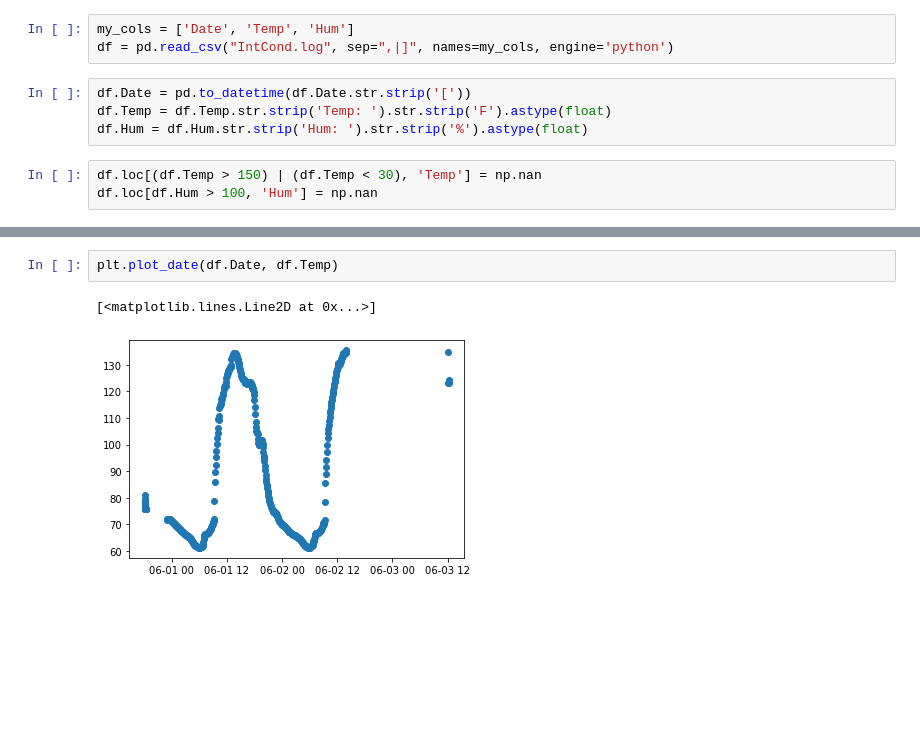
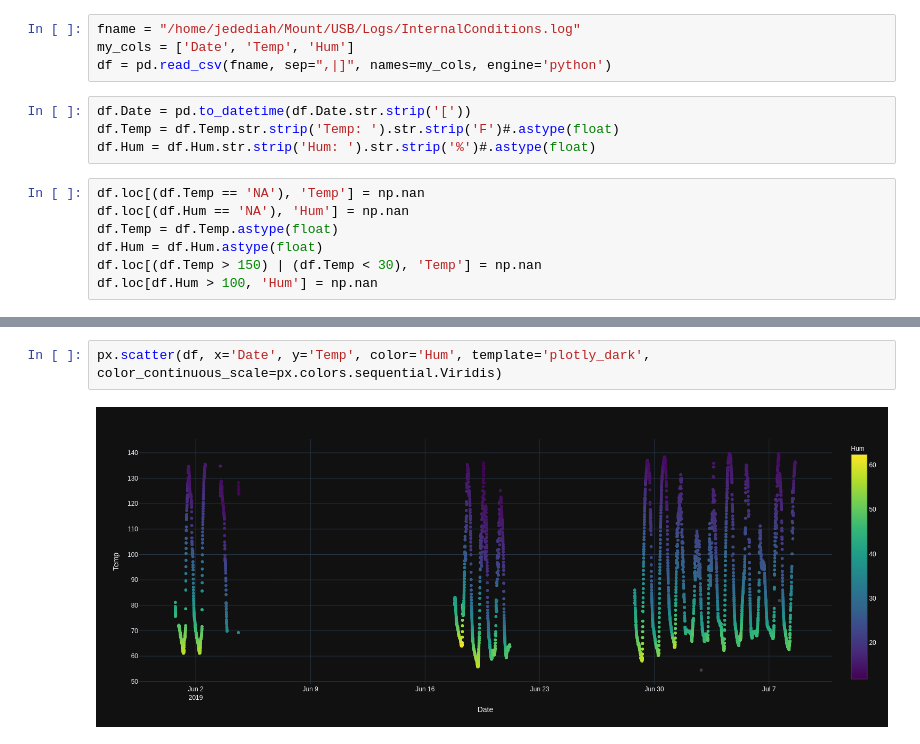
Before and after one commit to jrembold/AllSky, a Jupyter notebook: Analysis/Temperature.ipynb, the cells around one changed output, grey strips where cells are left out. Saved outputs shown, nothing was run; the diff lists cells and outputs as text; blank space fills up the shorter version.

Commit message:
Switch plot to using plotly express

```diff
--- a/Analysis/Temperature.ipynb
+++ b/Analysis/Temperature.ipynb
@@ -7,10 +5,15 @@ import pandas as pd
 # %%
+fname = "/home/jedediah/Mount/USB/Logs/InternalConditions.log"
 my_cols = ['Date', 'Temp', 'Hum']
-df = pd.read_csv("IntCond.log", sep=",|]", names=my_cols, engine='python')
+df = pd.read_csv(fname, sep=",|]", names=my_cols, engine='python')
 # %%
 df.Date = pd.to_datetime(df.Date.str.strip('['))
-df.Temp = df.Temp.str.strip('Temp: ').str.strip('F').astype(float)
-df.Hum = df.Hum.str.strip('Hum: ').str.strip('%').astype(float)
+df.Temp = df.Temp.str.strip('Temp: ').str.strip('F')#.astype(float)
+df.Hum = df.Hum.str.strip('Hum: ').str.strip('%')#.astype(float)
 # %%
+df.loc[(df.Temp == 'NA'), 'Temp'] = np.nan
+df.loc[(df.Hum == 'NA'), 'Hum'] = np.nan
+df.Temp = df.Temp.astype(float)
+df.Hum = df.Hum.astype(float)
 df.loc[(df.Temp > 150) | (df.Temp < 30), 'Temp'] = np.nan
 df.loc[df.Hum > 100, 'Hum'] = np.nan
@@ -27,5 +20,4 @@ plt.show()
-# %%
-plt.plot_date(df.Date, df.Temp)
-# %% [output]
-[<matplotlib.lines.Line2D at 0x...>]
-[figure, removed]
+# %%
+px.scatter(df, x='Date', y='Temp', color='Hum', template='plotly_dark', color_continuous_scale=px.colors.sequential.Viridis)
+# %% [output]
+[figure, added]
```
Also changed, not shown: parts of 3 cells of this notebook.
